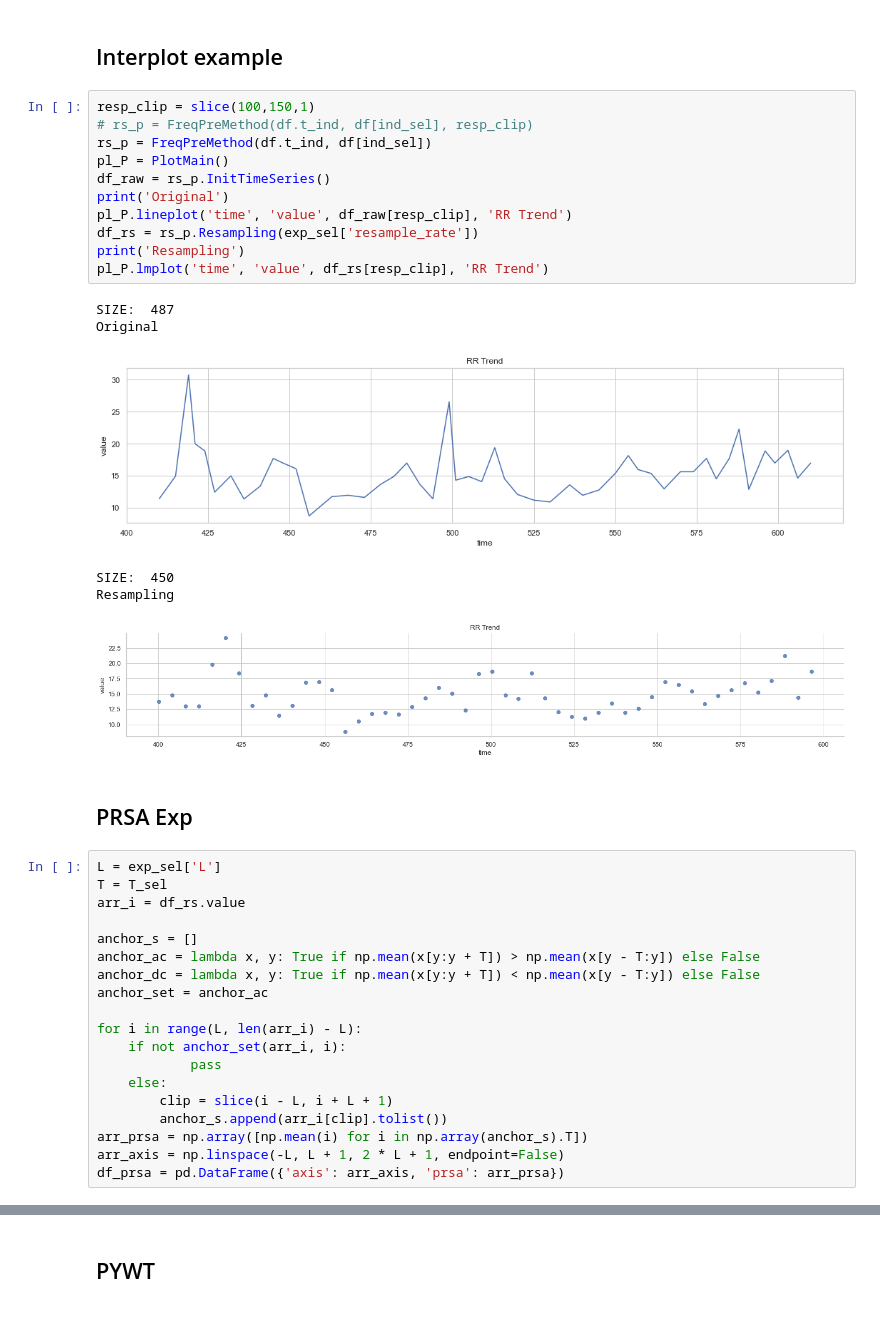
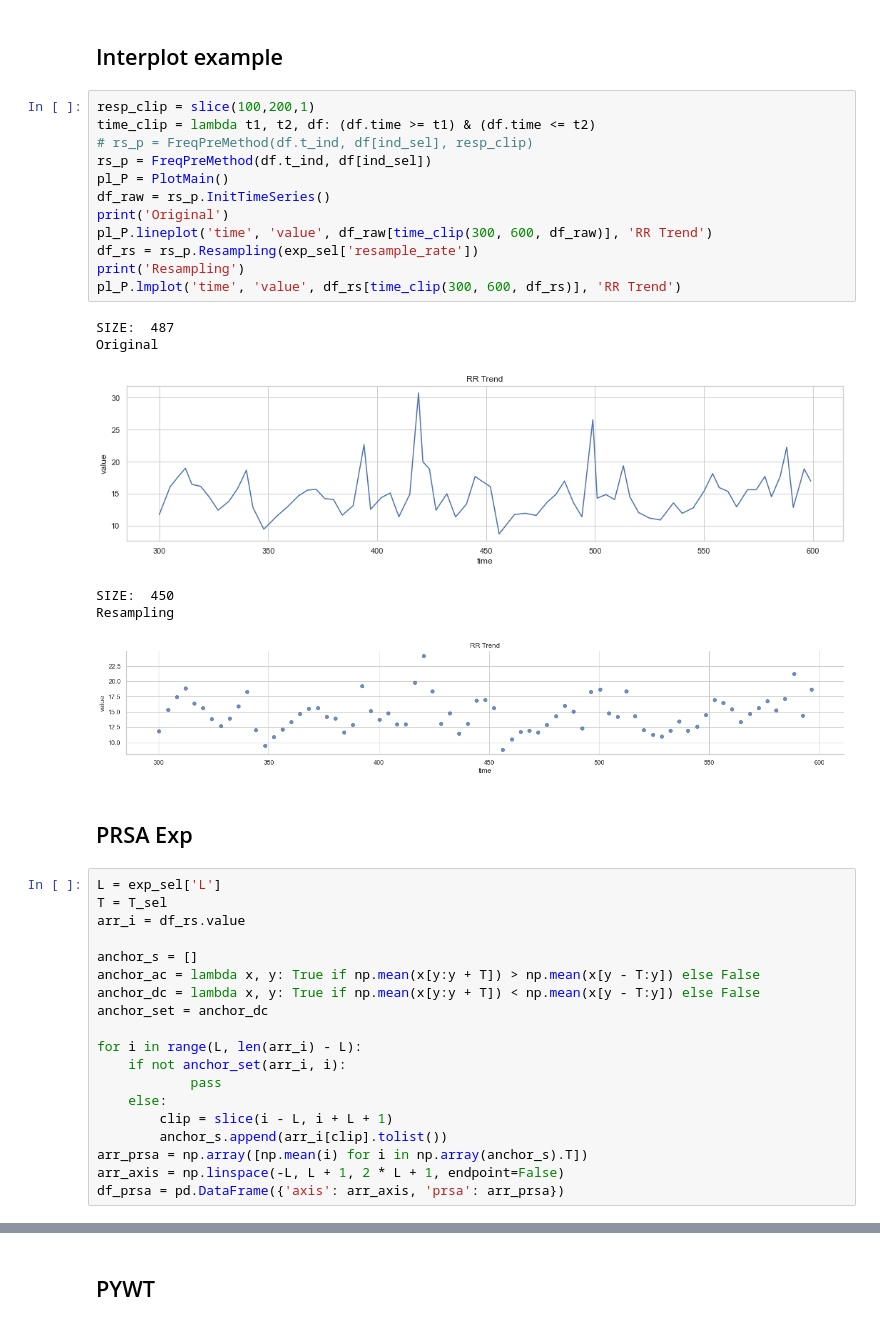
Before and after one commit to HansenBurger/ExtubeWeanPrediction, a Jupyter notebook: prsa.ipynb, the cells around one changed output, grey strips where cells are left out. Saved outputs shown, nothing was run; the diff lists cells and outputs as text.

```diff
--- a/prsa.ipynb
+++ b/prsa.ipynb
@@ -101,23 +101,24 @@ T_sel = T_sets[0]
 # %% [markdown]
 ## Interplot example
 # %%
-resp_clip = slice(100,150,1)
+resp_clip = slice(100,200,1)
+time_clip = lambda t1, t2, df: (df.time >= t1) & (df.time <= t2)
 # rs_p = FreqPreMethod(df.t_ind, df[ind_sel], resp_clip)
 rs_p = FreqPreMethod(df.t_ind, df[ind_sel])
 pl_P = PlotMain()
 df_raw = rs_p.InitTimeSeries()
 print('Original')
-pl_P.lineplot('time', 'value', df_raw[resp_clip], 'RR Trend')
+pl_P.lineplot('time', 'value', df_raw[time_clip(300, 600, df_raw)], 'RR Trend')
 df_rs = rs_p.Resampling(exp_sel['resample_rate'])
 print('Resampling')
-pl_P.lmplot('time', 'value', df_rs[resp_clip], 'RR Trend')
+pl_P.lmplot('time', 'value', df_rs[time_clip(300, 600, df_rs)], 'RR Trend')
 # %% [output]
 SIZE:  487
 Original
-[figure, old version]
+[figure, new version]
 SIZE:  450
 Resampling
-[figure, old version]
+[figure, new version]
 # %% [markdown]
 ## PRSA Exp
 # %%
@@ -128,7 +129,7 @@ arr_i = df_rs.value
 anchor_s = []
 anchor_ac = lambda x, y: True if np.mean(x[y:y + T]) > np.mean(x[y - T:y]) else False
 anchor_dc = lambda x, y: True if np.mean(x[y:y + T]) < np.mean(x[y - T:y]) else False
-anchor_set = anchor_ac
+anchor_set = anchor_dc
 
 for i in range(L, len(arr_i) - L):
     if not anchor_set(arr_i, i):
```
Also changed, not shown: parts of 5 cells of this notebook, 7 other files.
